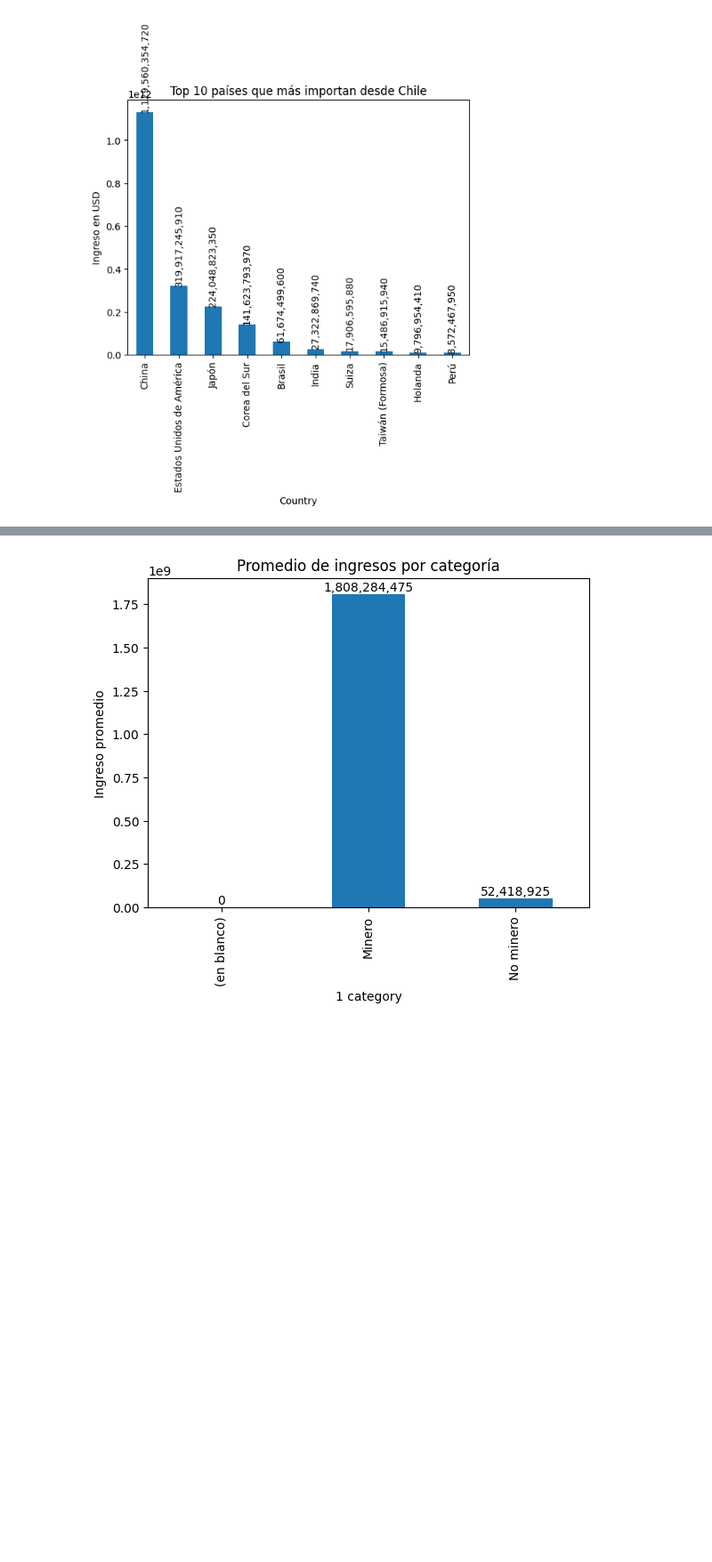
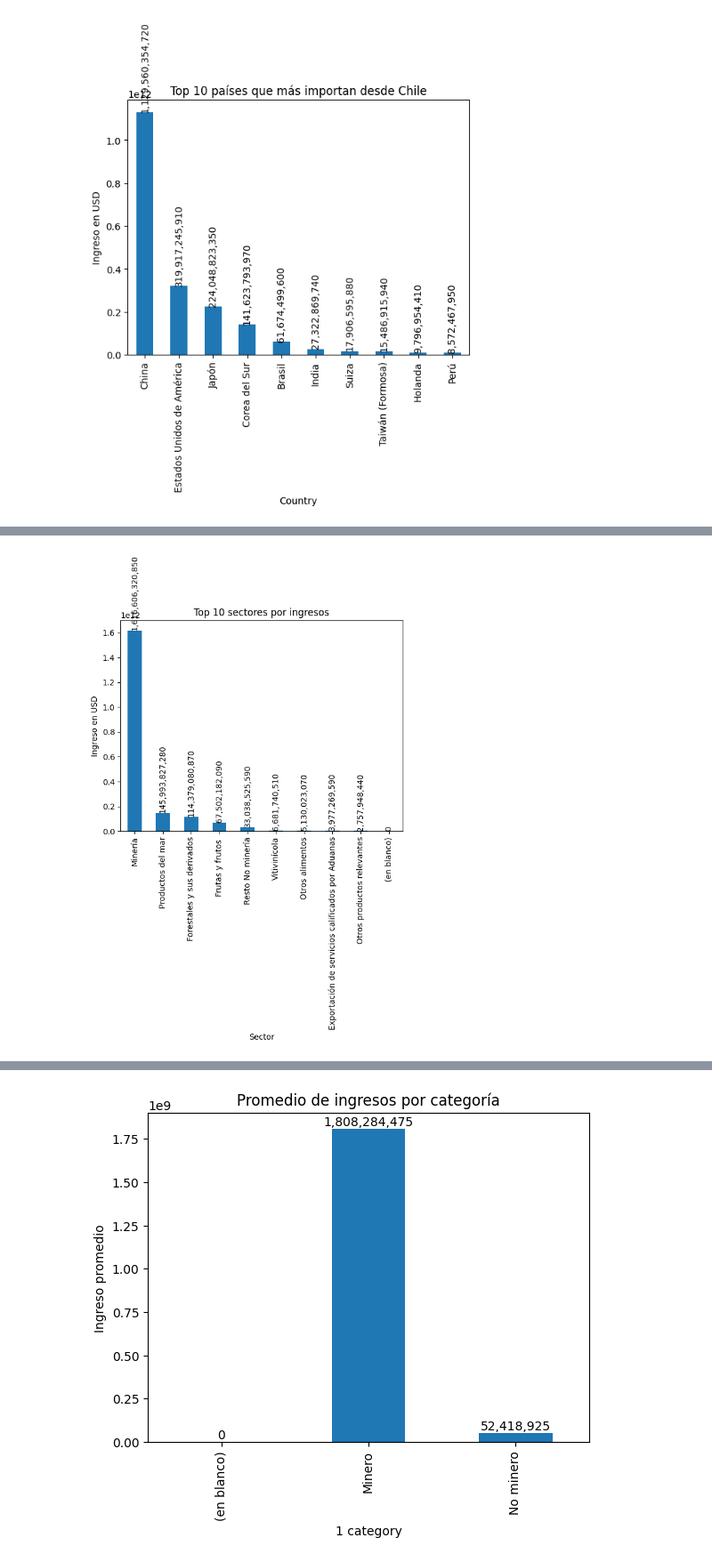
Before and after one commit to Cxris2145/MineriaDatos2026, a Jupyter notebook: ExportacionesChile2026.ipynb, the cells around one changed output, grey strips where cells are left out. Shown at 89% size. Saved outputs shown, nothing was run; the diff lists cells and outputs as text; code cells hidden in the pictures; blank space fills up the shorter version.

```diff
--- a/ExportacionesChile2026.ipynb
+++ b/ExportacionesChile2026.ipynb
@@ -261,0 +357,17 @@ plt.show()
+# %%
+# Este gráfico permite ver cuáles son los sectores que más aportan en dinero.
+# Sirve para entender mejor qué parte de las exportaciones tiene más peso económico.
+ax = ingresos_segunda_categoria.head(10).plot(kind='bar')
+
+plt.title("Top 10 sectores por ingresos")
+plt.xlabel("Sector")
+plt.ylabel("Ingreso en USD")
+
+for p in ax.patches:
+    ax.annotate(f'{p.get_height():,.0f}',
+                (p.get_x() + p.get_width() / 2, p.get_height()),
+                ha='center', va='bottom', rotation=90)
+
+plt.show()
+# %% [output]
+[figure, added]
```
Also changed, not shown: parts of 9 cells of this notebook.
